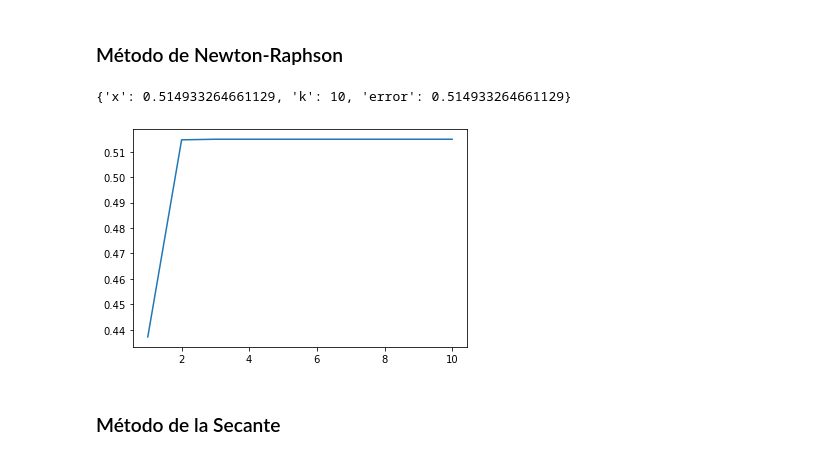
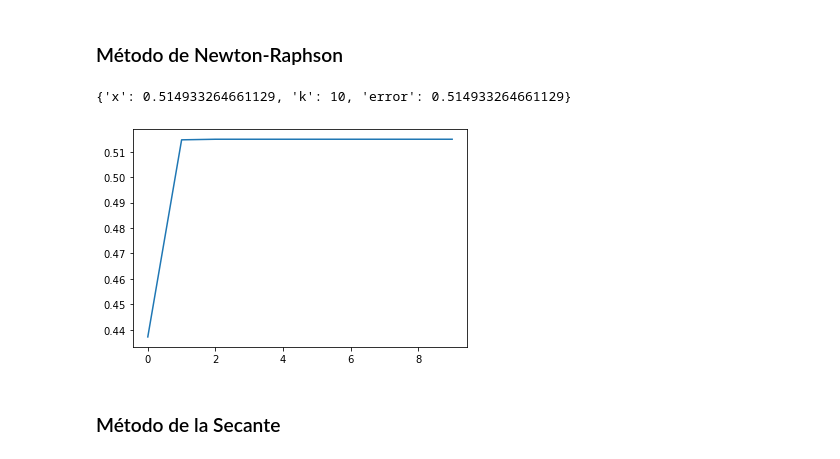
Before and after one commit to randyma01/CE3102-ANPI, a Jupyter notebook: python/ecuaciones_no_lineales/cuaderno/cuaderno_metodos_python.ipynb, the cells around one changed output. Saved outputs shown, nothing was run; the diff lists cells and outputs as text; code cells hidden in the pictures.

```diff
--- a/python/ecuaciones_no_lineales/cuaderno/cuaderno_metodos_python.ipynb
+++ b/python/ecuaciones_no_lineales/cuaderno/cuaderno_metodos_python.ipynb
@@ -49,46 +52,41 @@ biseccion('exp(x)-x-2',0,2,10**-8,10)
 # %% [markdown]
 ### Método de Newton-Raphson
 # %%
-from sympy import *
-import matplotlib.pyplot
-
-def newton_raphson(f, xo, tol, iterMax):
+def newton(f, xo, tol, iterMax):
+    x = Symbol('x')
     f1 = sympify(f)
     df = diff(f1)
     error = tol + 1
     k = 0
     it = []
     e = []
-    while (error > tol and k < iterMax):
-        k = k + 1
-        deno = df.subs('x', xo)
-        if (deno == 0):
+    while (tol < error and k < iterMax):
+        if (df.evalf(subs={x: xo}) == 0):
             x = []
             k = []
             error = []
-            print('La funcion se indefine.')
-            break
+            print("La funcion se indefine en xo.")
         else:
-            nume = f1.subs('x', xo)
-            xn = xo - nume/deno
+            xn = xo - (f1.evalf(subs={x: xo}) / df.evalf(subs={x: xo}))
             error = abs(xn)
             it.append(k)
             e.append(error)
             xo = xn
+        k += 1
     matplotlib.pyplot.plot(it, e)
     ans = {
         "x": xn,
         "k": k,
-        "error": error
+        "error": e[-1]
     }
     return ans
 
 # newton('cos(2*x)**2-x**2',3/4,10**-8,10)
 # %%
-newton_raphson('cos(2*x)**2-x**2',3/4,10**-8,10)
+newton('cos(2*x)**2-x**2',3/4,10**-8,10)
 # %% [output]
 {'x': 0.514933264661129, 'k': 10, 'error': 0.514933264661129}
-[figure, old version]
+[figure, new version]
 # %% [markdown]
 ### Método de la Secante
 # %%
```
Also changed, not shown: parts of 15 cells of this notebook, 16 other files.
